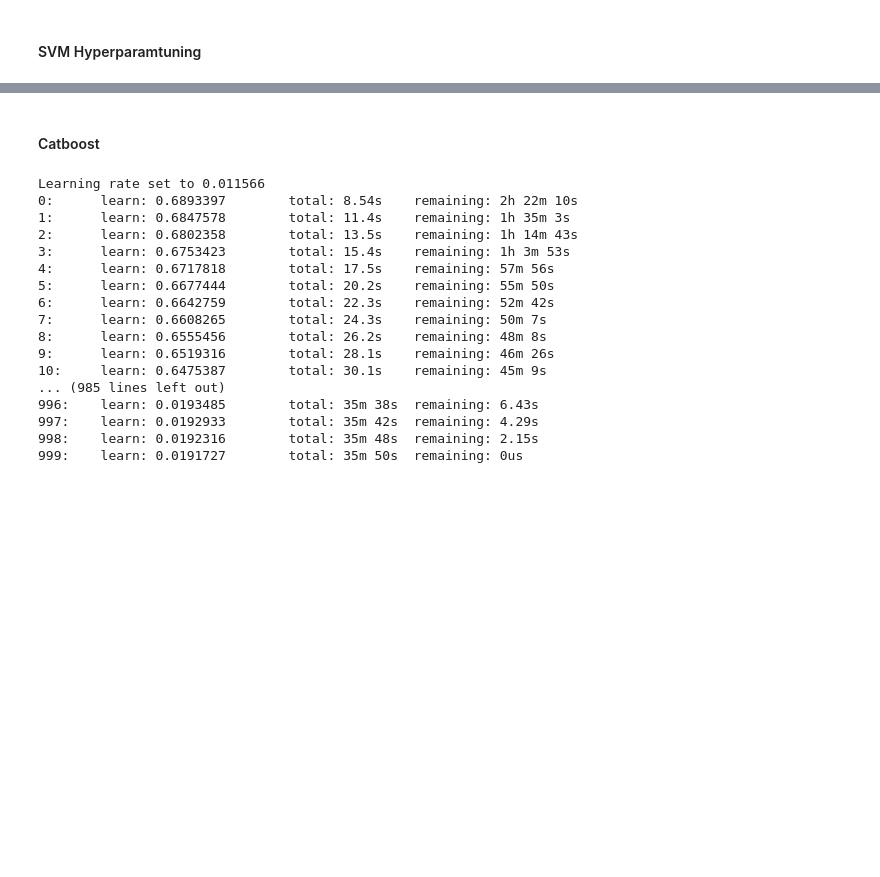
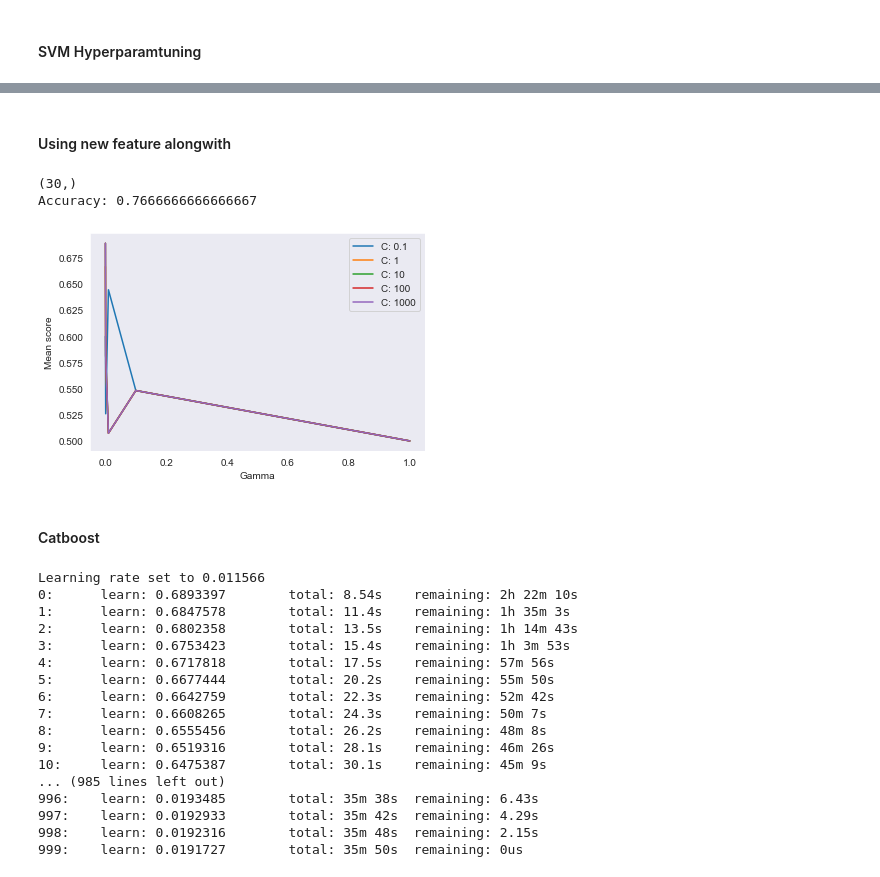
Before and after one commit to pushpit-UIUC-PSL-Final/FinalProject, a Jupyter notebook: src/Project2.ipynb, the cells around one changed output, grey strips where cells are left out. Cells and saved outputs as stored; diff of their text form; code cells hidden in the pictures; blank space fills up the shorter version.

```diff
--- a/src/Project2.ipynb
+++ b/src/Project2.ipynb
@@ -55,0 +73,14 @@ X_test_scaled = scaler.transform(X_test)
+# %%
+# Loading images
+seed=42
+ims_benign, ims_malignant = load_image_data()
+X_benign,X_malinant = flatten_image_vectors_and_generate_labels(ims_benign=ims_benign, ims_malignant=ims_malignant)
+X_train, X_test, Y_train, Y_test = get_test_train_data(X_benign=X_benign, X_malinant=X_malinant, seed=seed)
+
+# Load other features
+X_benign_new, X_malinant_new = load_extracted_features()
+X_train_new, X_test_new, Y_train_new, Y_test_new = get_test_train_data(X_benign_new, X_malinant_new, seed)
+
+# Combined features
+X_train_all, X_test_all, Y_train_all, Y_test_all = get_test_train_data(
+    np.concatenate((X_benign_new, X_benign), axis=1), np.concatenate((X_malinant_new, X_malinant), axis=1), seed)
@@ -58,5 +91,0 @@ X_test_scaled = scaler.transform(X_test)
-# %%
-clf = svm.SVC(kernel='rbf', random_state=42)
-clf.fit(X_train_scaled, Y_train)
-pred = clf.predict(X_test_scaled)
-accuracy_score(Y_test, pred)
@@ -64,0 +92,15 @@ accuracy_score(Y_test, pred)
+# %%
+clf = svm.SVC(kernel='rbf', random_state=42)
+clf.fit(X_train, Y_train)
+pred = clf.predict(X_test)
+print(f"Default SVM Accuracy (on only pixel): {accuracy_score(Y_test, pred)}")
+
+clf = svm.SVC(kernel='rbf', random_state=42)
+clf.fit(X_train_new, Y_train_new)
+pred = clf.predict(X_test_new)
+print(f"Default SVM Accuracy (on only new features): {accuracy_score(Y_test, pred)}")
+
+clf = svm.SVC(kernel='rbf', random_state=42)
+clf.fit(X_train_all, Y_train_all)
+pred = clf.predict(X_test_all)
+print(f"Default SVM Accuracy (on combined features): {accuracy_score(Y_test, pred)}")
@@ -116,0 +183,2 @@ print(grid.best_estimator_)
+# %% [markdown]
+#### Using new feature alongwith
@@ -117,3 +193,27 @@ print(grid.best_estimator_)
+# %%
+X_train, X_test, Y_train, Y_test = get_test_train_data(X_benign=X_benign_all, X_malinant=X_malinant_all, seed=42)
+
+print(Y_test.shape)
+clf = svm.SVC()
+clf.fit(X_train, Y_train)
+pred = clf.predict(X_test)
+print(f"Accuracy: {accuracy_score(Y_test, pred)}")
+# %% [output]
+(30,)
+Accuracy: 0.7666666666666667
+# %%
+Cs = param_grid['C']
+Gammas = param_grid['gamma']
+scores = [x[1] for x in grid.grid_scores_]
+scores = np.array(scores).reshape(len(param_grid['C']), len(param_grid['gamma']))
+for ind, i in enumerate(Cs):
+    plt.plot(Gammas, scores[ind], label='C: ' + str(i))
+plt.legend()
+plt.xlabel('Gamma')
+plt.ylabel('Mean score')
+plt.show()
+# %% [output]
+[figure, added]
 # %% [markdown]
 #### Catboost
 # %%
```
Also changed, not shown: parts of 21 cells of this notebook, 2 other files.
